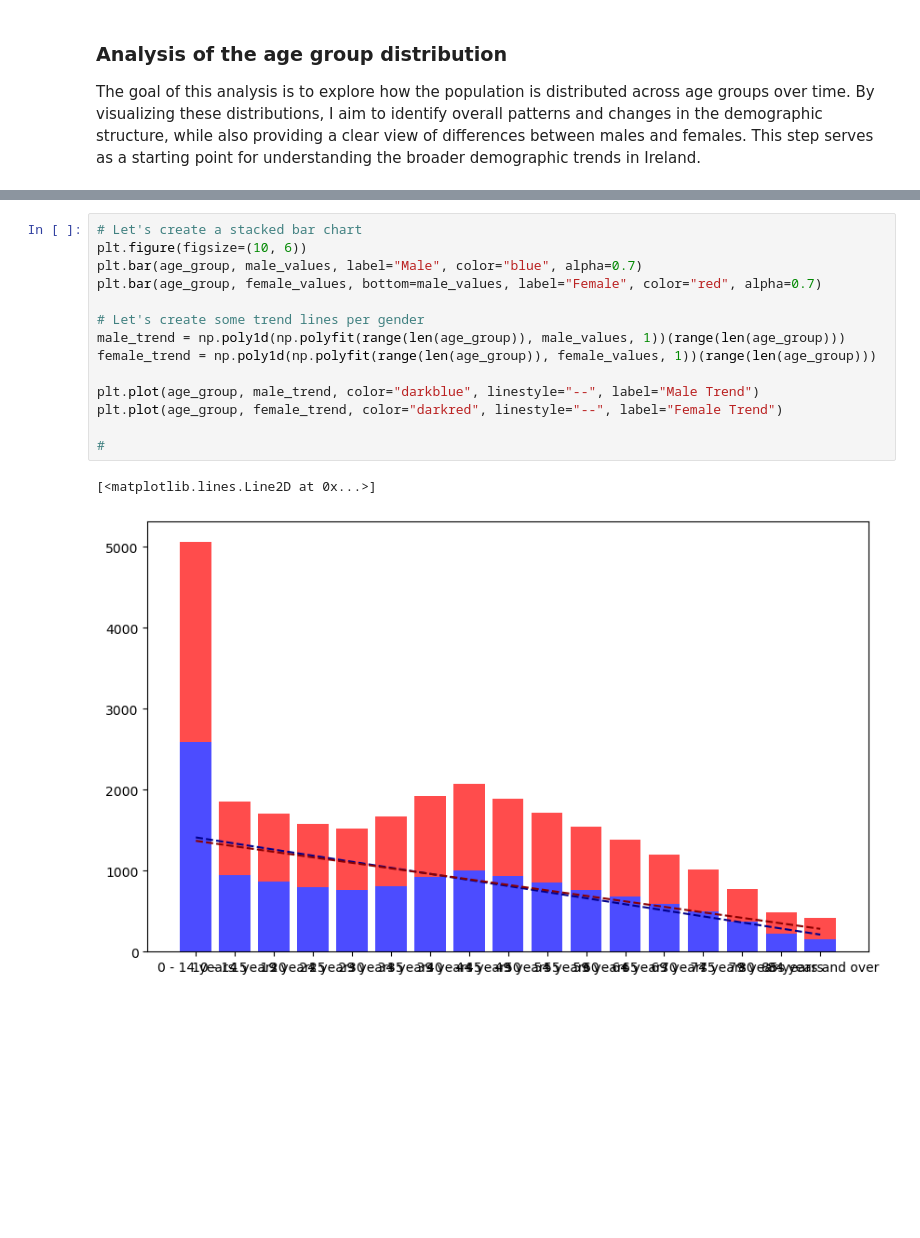
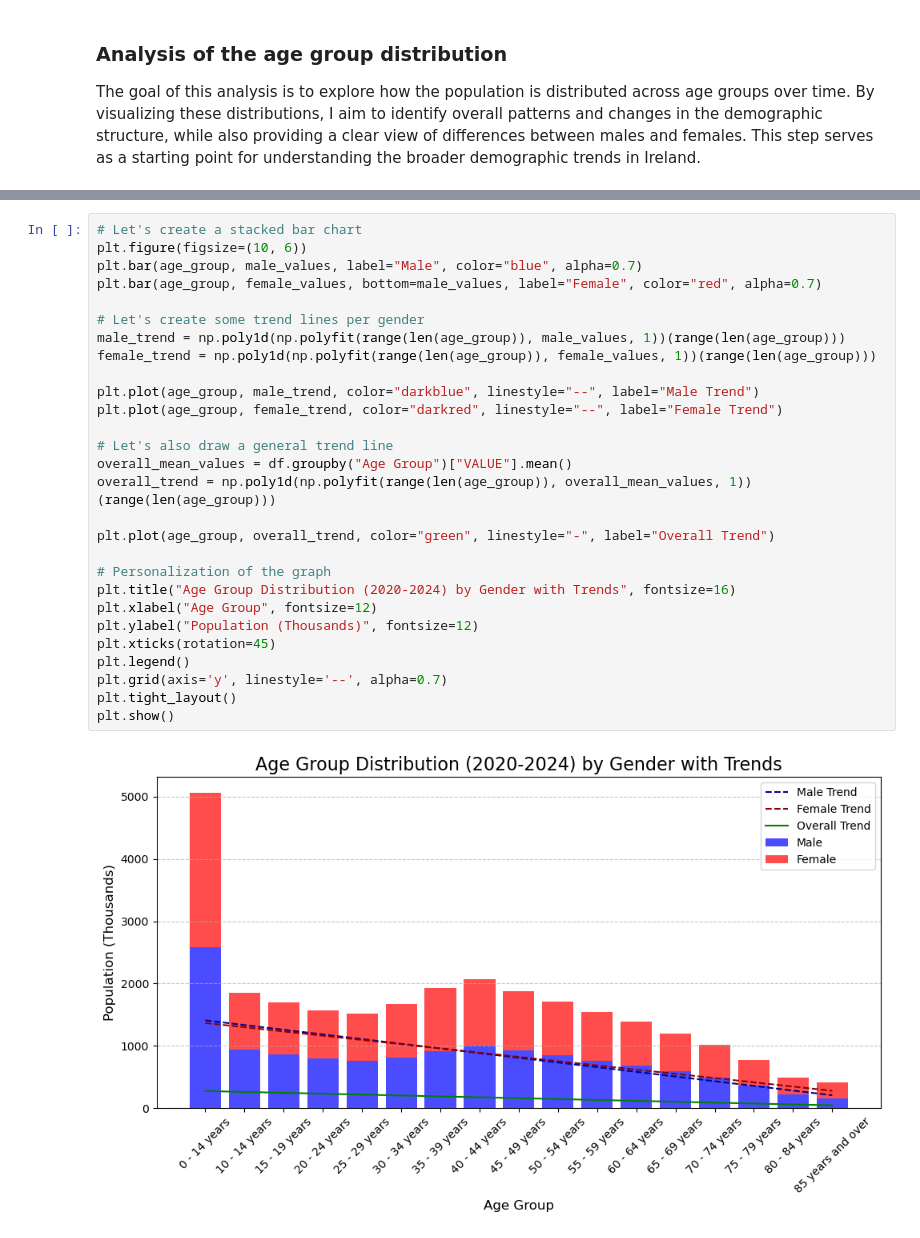
Before and after one commit to FrancescaRuberto/PFDA-, a Jupyter notebook: Project/PFDA_project.ipynb, the cells around one changed output, grey strips where cells are left out. Saved outputs shown, nothing was run; the diff lists cells and outputs as text; blank space fills up the shorter version.

Commit message:
finalized plot

```diff
--- a/Project/PFDA_project.ipynb
+++ b/Project/PFDA_project.ipynb
@@ -74,17 +74,30 @@ Name: VALUE, dtype: float64
 # %%
 # Let's create a stacked bar chart
 plt.figure(figsize=(10, 6))
 plt.bar(age_group, male_values, label="Male", color="blue", alpha=0.7)
 plt.bar(age_group, female_values, bottom=male_values, label="Female", color="red", alpha=0.7)
 
 # Let's create some trend lines per gender
 male_trend = np.poly1d(np.polyfit(range(len(age_group)), male_values, 1))(range(len(age_group)))
 female_trend = np.poly1d(np.polyfit(range(len(age_group)), female_values, 1))(range(len(age_group)))
 
 plt.plot(age_group, male_trend, color="darkblue", linestyle="--", label="Male Trend")
 plt.plot(age_group, female_trend, color="darkred", linestyle="--", label="Female Trend")
 
-#
+# Let's also draw a general trend line
+overall_mean_values = df.groupby("Age Group")["VALUE"].mean()
+overall_trend = np.poly1d(np.polyfit(range(len(age_group)), overall_mean_values, 1))(range(len(age_group)))
+
+plt.plot(age_group, overall_trend, color="green", linestyle="-", label="Overall Trend")
+
+# Personalization of the graph
+plt.title("Age Group Distribution (2020-2024) by Gender with Trends", fontsize=16)
+plt.xlabel("Age Group", fontsize=12)
+plt.ylabel("Population (Thousands)", fontsize=12)
+plt.xticks(rotation=45)
+plt.legend()
+plt.grid(axis='y', linestyle='--', alpha=0.7)
+plt.tight_layout()
+plt.show()
 # %% [output]
-[<matplotlib.lines.Line2D at 0x...>]
-[figure, old version]
+[figure, new version]
```
